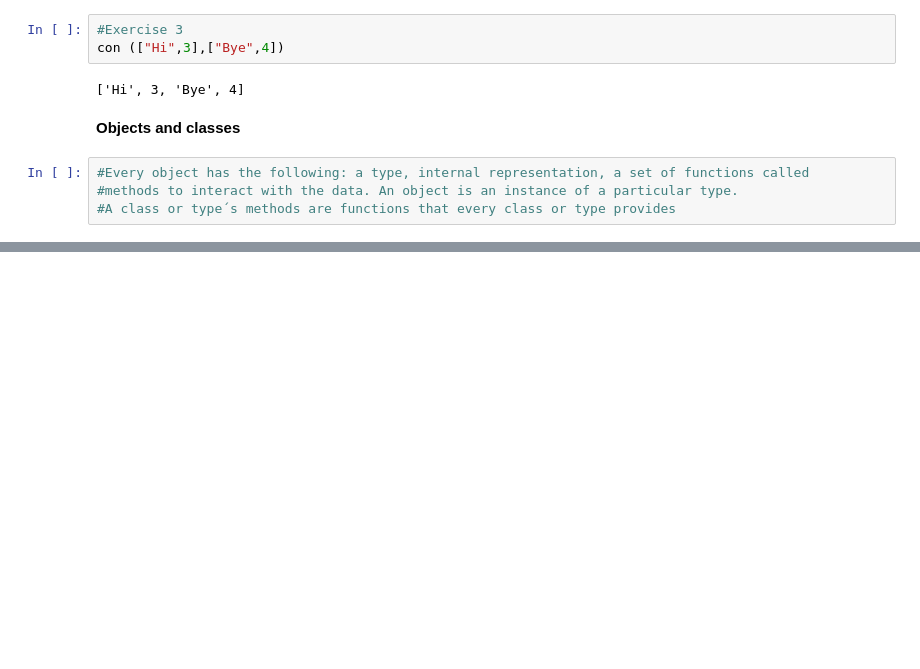
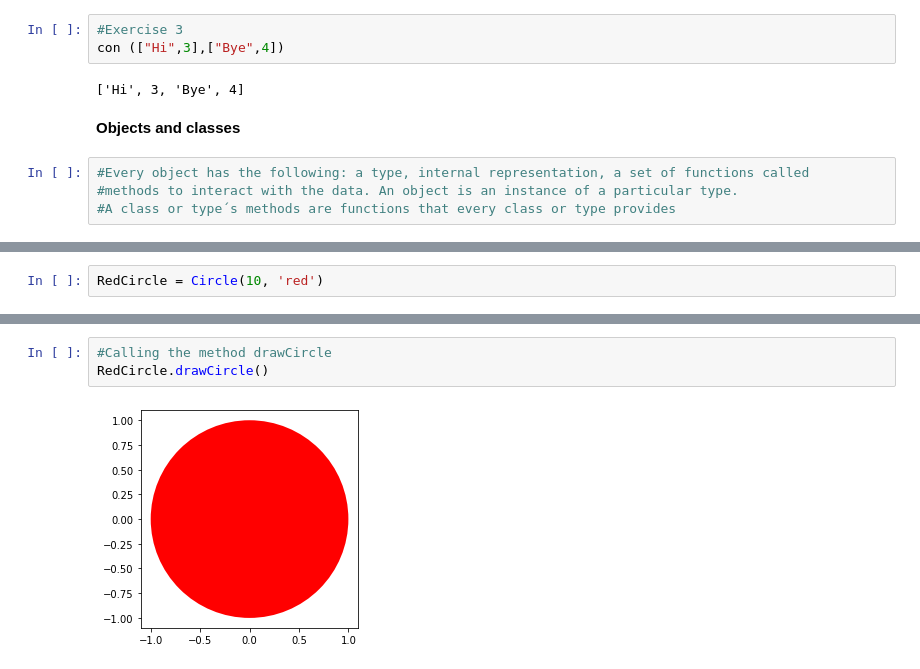
Before and after one commit to PosgradoMNA/Atividades-de-aprendizaje-SamaraGarcia, a Jupyter notebook: Assignment01.ipynb, the cells around one changed output, grey strips where cells are left out. Saved outputs shown, nothing was run; the diff lists cells and outputs as text; blank space fills up the shorter version.

```diff
--- a/Assignment01.ipynb
+++ b/Assignment01.ipynb
@@ -1411,0 +1435,2 @@ con (["Hi",3],["Bye",4])
+# %%
+RedCircle = Circle(10, 'red')
@@ -1411,0 +1483,5 @@ con (["Hi",3],["Bye",4])
+# %%
+#Calling the method drawCircle
+RedCircle.drawCircle()
+# %% [output]
+[figure, added]
```
Also changed, not shown: parts of 8 cells of this notebook.
